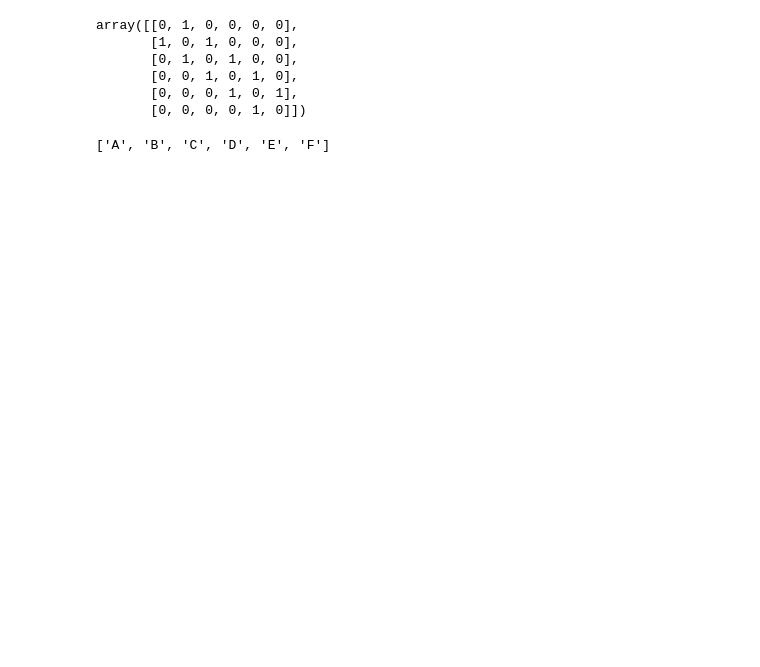
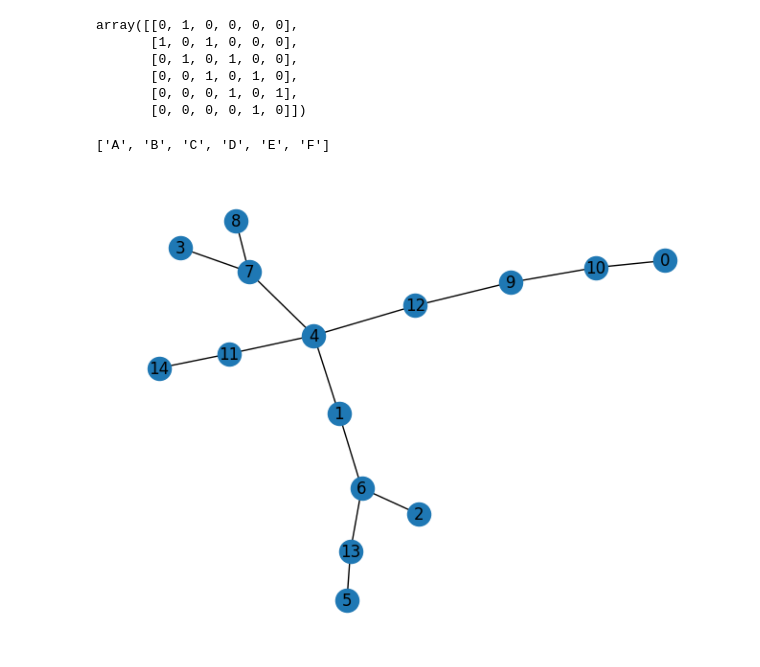
Before and after one commit to PalaashAgrawal/LLMGraphTraversal, a Jupyter notebook: graph_generation/Untitled.ipynb, the cells around one changed output. Saved outputs shown, nothing was run; the diff lists cells and outputs as text; code cells hidden in the pictures; blank space fills up the shorter version.

Commit message:
jumbling graphs and level 2

```diff
--- a/graph_generation/Untitled.ipynb
+++ b/graph_generation/Untitled.ipynb
@@ -63,3 +54,10 @@ array([[0, 1, 0, 0, 0, 0],
 nx.shortest_path(graph, source='A', target='F', weight=None, method='dijkstra')
 # %% [output]
 ['A', 'B', 'C', 'D', 'E', 'F']
+# %%
+#level 2
+n=15
+graph = nx.random_tree(n, seed = int(10000*random.random()))
+nx.draw(graph, with_labels=True)
+# %% [output]
+[figure, added]
```
Also changed, not shown: parts of 13 cells of this notebook, 3 other files.
